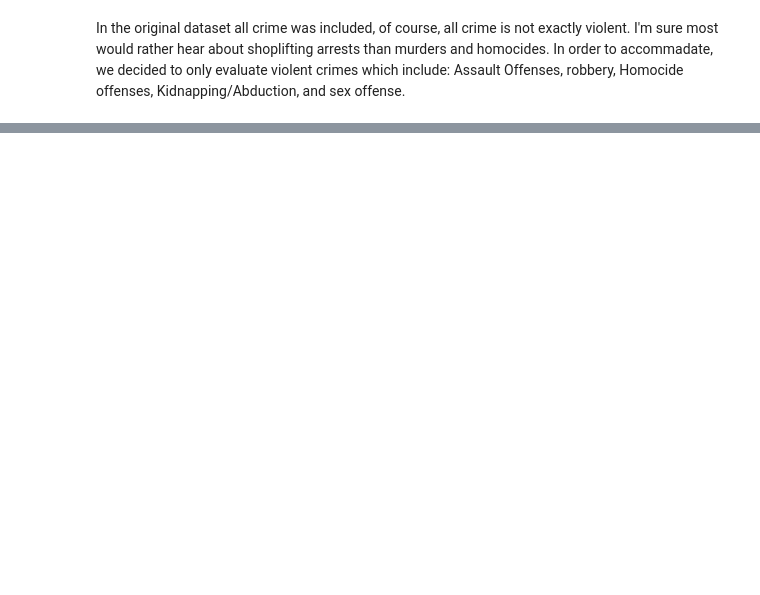
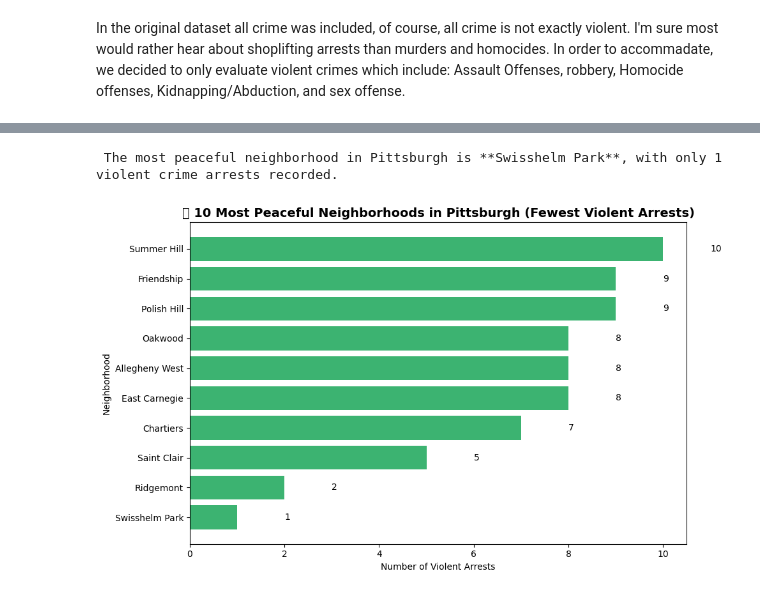
Before and after one commit to ELS522/pitt-best-neighborhood, a Jupyter notebook: Policearrests.ipynb, the cells around one changed output, grey strips where cells are left out. Saved outputs shown, nothing was run; the diff lists cells and outputs as text; code cells hidden in the pictures; blank space fills up the shorter version.

```diff
--- a/Policearrests.ipynb
+++ b/Policearrests.ipynb
@@ -98,0 +53,10 @@ Assault Offenses, robbery, Homocide offenses, Kidnapping/Abduction, and sex offe
+# %%
+# Count violent arrests by neighborhood
+violent_counts = violent_df['Neighborhood'].value_counts().reset_index()
+violent_counts.columns = ['Neighborhood', 'Violent_Arrest_Count']
+
+# Sort from fewest to most arrests
+violent_counts = violent_counts.sort_values(by='Violent_Arrest_Count', ascending=True)
+
+# Display the 10 neighborhoods with the fewest violent crime arrests
+violent_counts.head(10)
@@ -98,0 +75,29 @@ Assault Offenses, robbery, Homocide offenses, Kidnapping/Abduction, and sex offe
+# %%
+most_peaceful = violent_counts.iloc[0]
+
+print(f" The most peaceful neighborhood in Pittsburgh is **{most_peaceful['Neighborhood']}**, "
+      f"with only {most_peaceful['Violent_Arrest_Count']} violent crime arrests recorded.")
+# %% [output]
+ The most peaceful neighborhood in Pittsburgh is **Swisshelm Park**, with only 1 violent crime arrests recorded.
+# %%
+# Select the 10 neighborhoods with the fewest violent arrests
+bottom_10 = violent_counts.head(10)
+
+# Create a bar chart
+plt.figure(figsize=(10,6))
+bars = plt.barh(bottom_10['Neighborhood'], bottom_10['Violent_Arrest_Count'], color='mediumseagreen')
+
+# Add chart details
+plt.title('🕊️ 10 Most Peaceful Neighborhoods in Pittsburgh (Fewest Violent Arrests)', fontsize=14, fontweight='bold')
+plt.xlabel('Number of Violent Arrests')
+plt.ylabel('Neighborhood')
+
+# Label each bar with its value
+for bar in bars:
+    plt.text(bar.get_width() + 1, bar.get_y() + bar.get_height()/2,
+             f"{int(bar.get_width())}", va='center')
+
+plt.tight_layout()
+plt.show()
+# %% [output]
+[figure, added]
```
Also changed, not shown: parts of 8 cells of this notebook, 3 other files.
